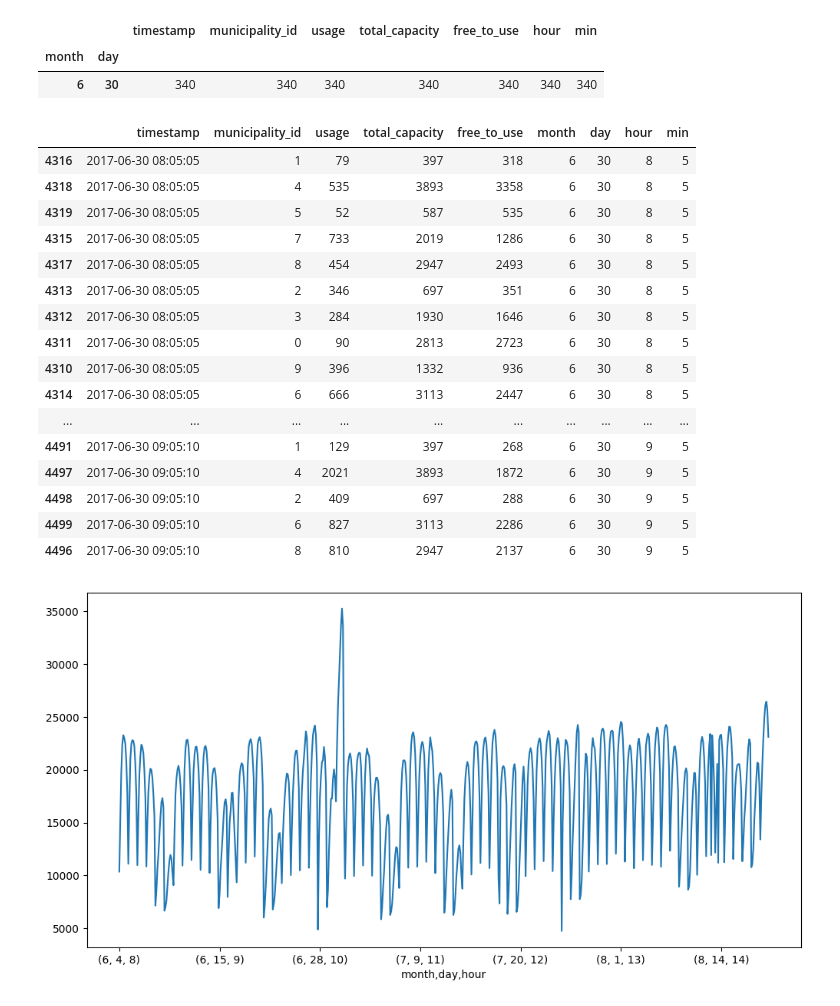
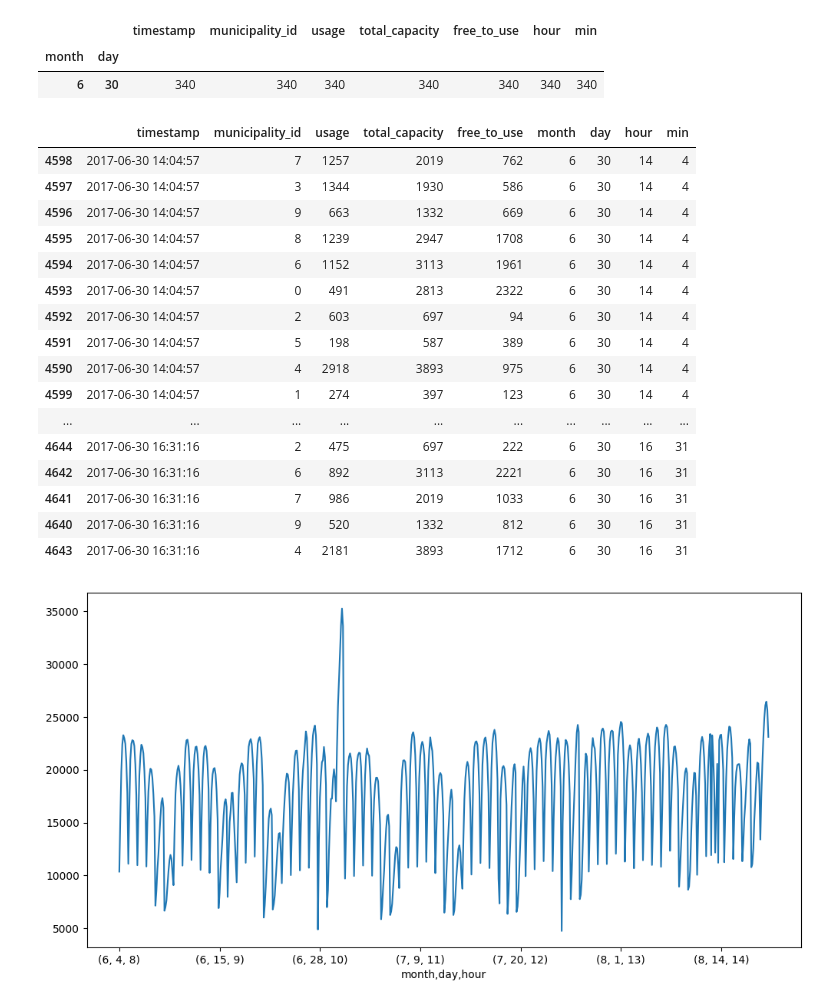
Before and after one commit to EmincanY/TimeSeriesModels-MunicipalityPredictions, a Jupyter notebook: Emincan_YILMAZ_interview.ipynb, the cells around one changed output. Cells and saved outputs as stored; diff of their text form; code cells hidden in the pictures.

Commit message:
Progress has been saved. I'm currently trying to get rid of duplicated on June 30th.

```diff
--- a/Emincan_YILMAZ_interview.ipynb
+++ b/Emincan_YILMAZ_interview.ipynb
@@ -4,6 +4,8 @@ import pandas as pd
 
 import matplotlib.pyplot as plt
 import seaborn as sns
+# %%
+pd.set_option('display.max_rows' , 100)
 # %%
 df = pd.read_csv('municipality_bus_utilization.csv')
 df.head()
@@ -492,20 +552,20 @@ df.groupby(['month','day']).count()[df.groupby(['month','day']).count()['timesta
 # %%
-df[(df['month'] == 6) & (df['day'] == 30)].head(60) # It seems clear that 2 measurements were made on the 30th day of June, with an interval of less than 1 minute in a row.
+df[(df['month'] == 6) & (df['day'] == 30)].tail(100) # It seems clear that 2 measurements were made on the 30th day of June, with an interval of less than 1 minute in a row.
 # %% [output]
 |  | timestamp | municipality_id | usage | total_capacity | free_to_use | month | day | hour | min |
-| 4316 | 2017-06-30 08:05:05 | 1 | 79 | 397 | 318 | 6 | 30 | 8 | 5 |
-| 4318 | 2017-06-30 08:05:05 | 4 | 535 | 3893 | 3358 | 6 | 30 | 8 | 5 |
-| 4319 | 2017-06-30 08:05:05 | 5 | 52 | 587 | 535 | 6 | 30 | 8 | 5 |
-| 4315 | 2017-06-30 08:05:05 | 7 | 733 | 2019 | 1286 | 6 | 30 | 8 | 5 |
-| 4317 | 2017-06-30 08:05:05 | 8 | 454 | 2947 | 2493 | 6 | 30 | 8 | 5 |
-| 4313 | 2017-06-30 08:05:05 | 2 | 346 | 697 | 351 | 6 | 30 | 8 | 5 |
-| 4312 | 2017-06-30 08:05:05 | 3 | 284 | 1930 | 1646 | 6 | 30 | 8 | 5 |
-| 4311 | 2017-06-30 08:05:05 | 0 | 90 | 2813 | 2723 | 6 | 30 | 8 | 5 |
-| 4310 | 2017-06-30 08:05:05 | 9 | 396 | 1332 | 936 | 6 | 30 | 8 | 5 |
-| 4314 | 2017-06-30 08:05:05 | 6 | 666 | 3113 | 2447 | 6 | 30 | 8 | 5 |
+| 4598 | 2017-06-30 14:04:57 | 7 | 1257 | 2019 | 762 | 6 | 30 | 14 | 4 |
+| 4597 | 2017-06-30 14:04:57 | 3 | 1344 | 1930 | 586 | 6 | 30 | 14 | 4 |
+| 4596 | 2017-06-30 14:04:57 | 9 | 663 | 1332 | 669 | 6 | 30 | 14 | 4 |
+| 4595 | 2017-06-30 14:04:57 | 8 | 1239 | 2947 | 1708 | 6 | 30 | 14 | 4 |
+| 4594 | 2017-06-30 14:04:57 | 6 | 1152 | 3113 | 1961 | 6 | 30 | 14 | 4 |
+| 4593 | 2017-06-30 14:04:57 | 0 | 491 | 2813 | 2322 | 6 | 30 | 14 | 4 |
+| 4592 | 2017-06-30 14:04:57 | 2 | 603 | 697 | 94 | 6 | 30 | 14 | 4 |
+| 4591 | 2017-06-30 14:04:57 | 5 | 198 | 587 | 389 | 6 | 30 | 14 | 4 |
+| 4590 | 2017-06-30 14:04:57 | 4 | 2918 | 3893 | 975 | 6 | 30 | 14 | 4 |
+| 4599 | 2017-06-30 14:04:57 | 1 | 274 | 397 | 123 | 6 | 30 | 14 | 4 |
 | ... | ... | ... | ... | ... | ... | ... | ... | ... | ... |
-| 4491 | 2017-06-30 09:05:10 | 1 | 129 | 397 | 268 | 6 | 30 | 9 | 5 |
-| 4497 | 2017-06-30 09:05:10 | 4 | 2021 | 3893 | 1872 | 6 | 30 | 9 | 5 |
-| 4498 | 2017-06-30 09:05:10 | 2 | 409 | 697 | 288 | 6 | 30 | 9 | 5 |
-| 4499 | 2017-06-30 09:05:10 | 6 | 827 | 3113 | 2286 | 6 | 30 | 9 | 5 |
-| 4496 | 2017-06-30 09:05:10 | 8 | 810 | 2947 | 2137 | 6 | 30 | 9 | 5 |
+| 4644 | 2017-06-30 16:31:16 | 2 | 475 | 697 | 222 | 6 | 30 | 16 | 31 |
+| 4642 | 2017-06-30 16:31:16 | 6 | 892 | 3113 | 2221 | 6 | 30 | 16 | 31 |
+| 4641 | 2017-06-30 16:31:16 | 7 | 986 | 2019 | 1033 | 6 | 30 | 16 | 31 |
+| 4640 | 2017-06-30 16:31:16 | 9 | 520 | 1332 | 812 | 6 | 30 | 16 | 31 |
+| 4643 | 2017-06-30 16:31:16 | 4 | 2181 | 3893 | 1712 | 6 | 30 | 16 | 31 |
```
Also changed, not shown: parts of 15 cells of this notebook.
